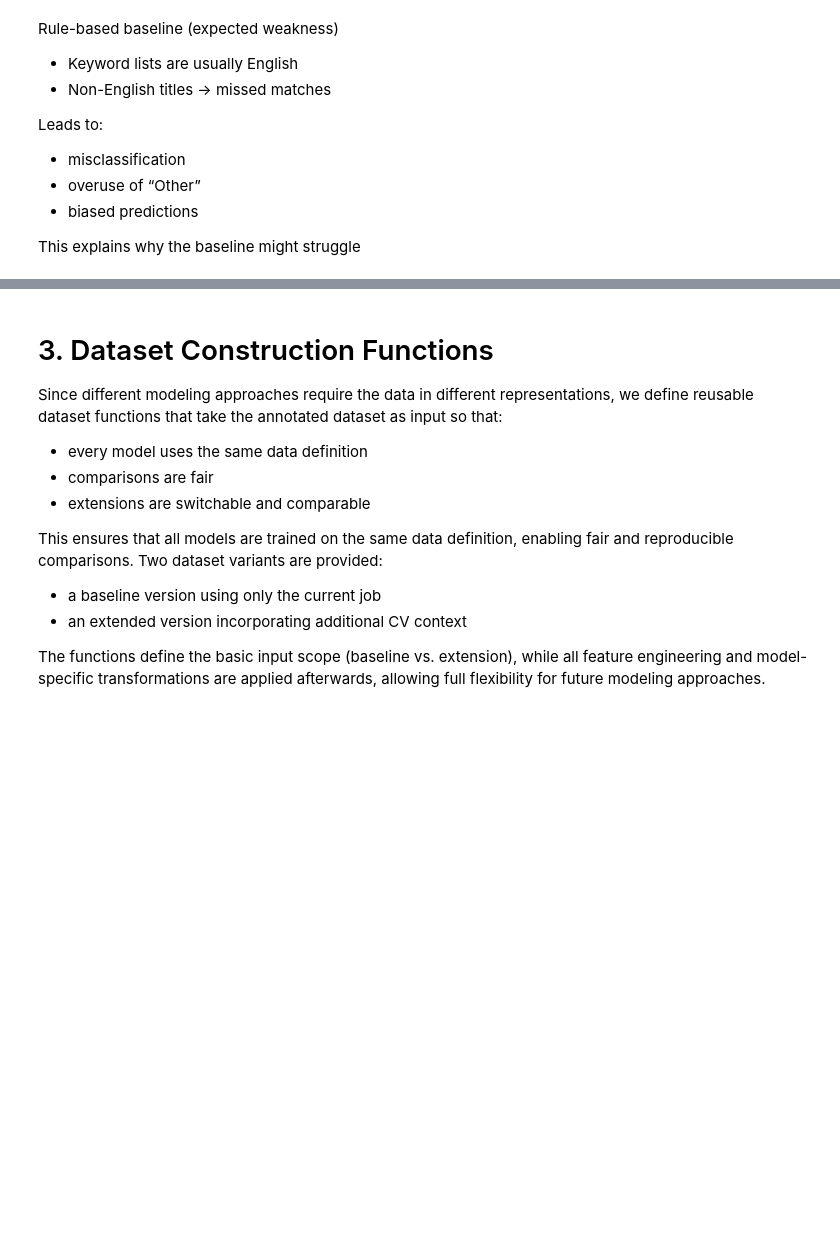
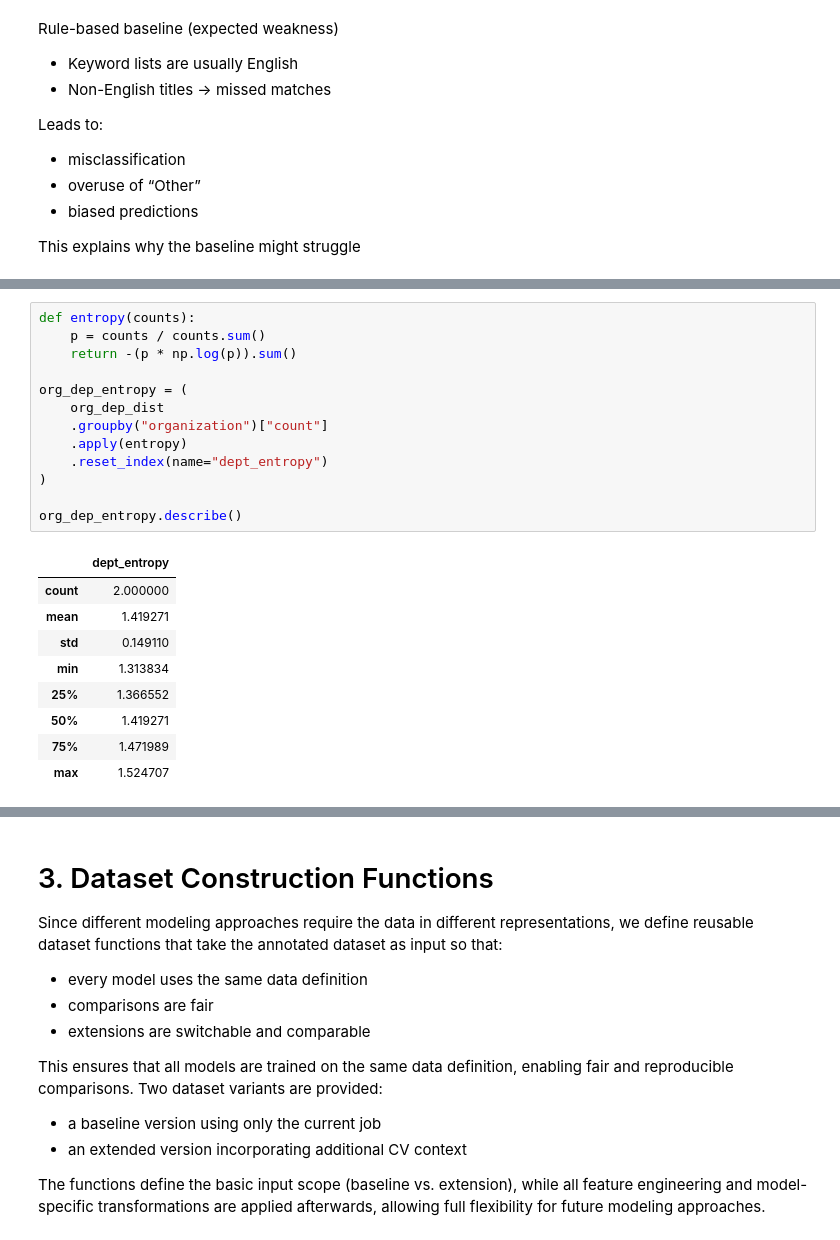
Before and after one commit to luisadosch/nlp-job-title-classification-benchmark-snapaddy, a Jupyter notebook: Untitled0.ipynb, the cells around one changed output, grey strips where cells are left out. Saved outputs shown, nothing was run; the diff lists cells and outputs as text; blank space fills up the shorter version.

```diff
--- a/Untitled0.ipynb
+++ b/Untitled0.ipynb
@@ -1207,0 +1267,23 @@ This explains why the baseline might struggle
+# %%
+def entropy(counts):
+    p = counts / counts.sum()
+    return -(p * np.log(p)).sum()
+
+org_dep_entropy = (
+    org_dep_dist
+    .groupby("organization")["count"]
+    .apply(entropy)
+    .reset_index(name="dept_entropy")
+)
+
+org_dep_entropy.describe()
+# %% [output]
+|  | dept_entropy |
+| count | 2.000000 |
+| mean | 1.419271 |
+| std | 0.149110 |
+| min | 1.313834 |
+| 25% | 1.366552 |
+| 50% | 1.419271 |
+| 75% | 1.471989 |
+| max | 1.524707 |
```
Also changed, not shown: parts of 23 cells of this notebook.
